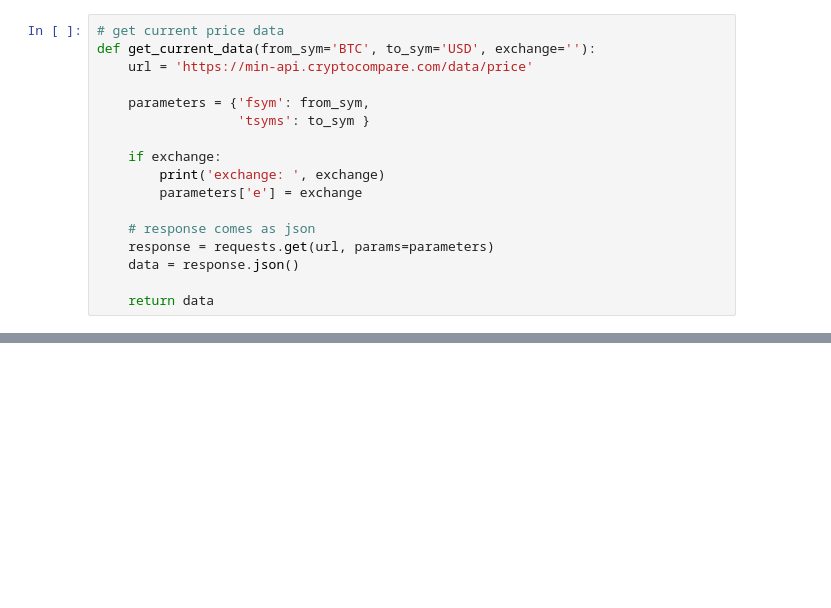
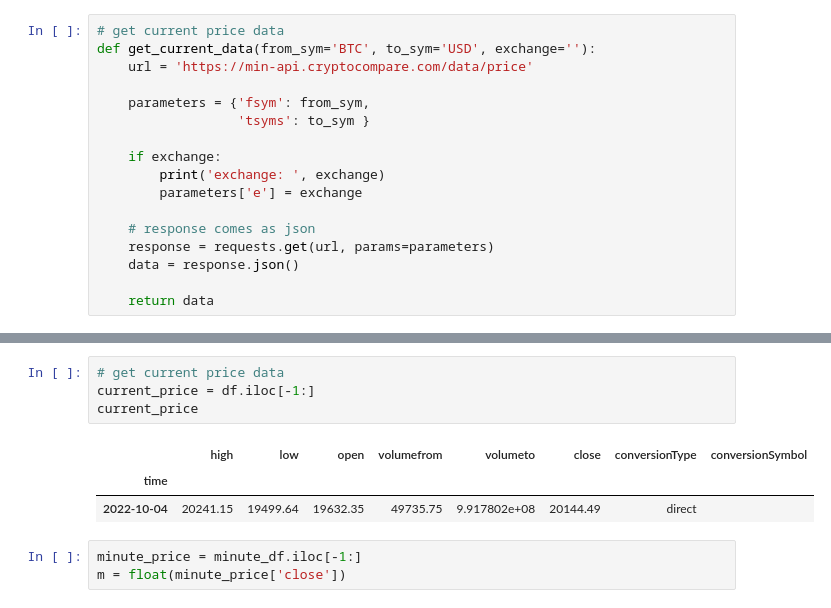
Before and after one commit to George-Koumellis/Bitcoin-buy-or-sell-kaggle, a Jupyter notebook: notebookf2c3c98872.ipynb, the cells around one changed output, grey strips where cells are left out. Cells and saved outputs as stored; diff of their text form; blank space fills up the shorter version.

```diff
--- a/notebookf2c3c98872.ipynb
+++ b/notebookf2c3c98872.ipynb
@@ -125,0 +112,11 @@ time
+# %%
+# get current price data
+current_price = df.iloc[-1:]
+current_price
+# %% [output]
+|  | high | low | open | volumefrom | volumeto | close | conversionType | conversionSymbol |
+| time |  |  |  |  |  |  |  |  |
+| 2022-10-04 | 20241.15 | 19499.64 | 19632.35 | 49735.75 | 9.917802e+08 | 20144.49 | direct |  |
+# %%
+minute_price = minute_df.iloc[-1:]
+m = float(minute_price['close'])
```
Also changed, not shown: parts of 8 cells of this notebook.
